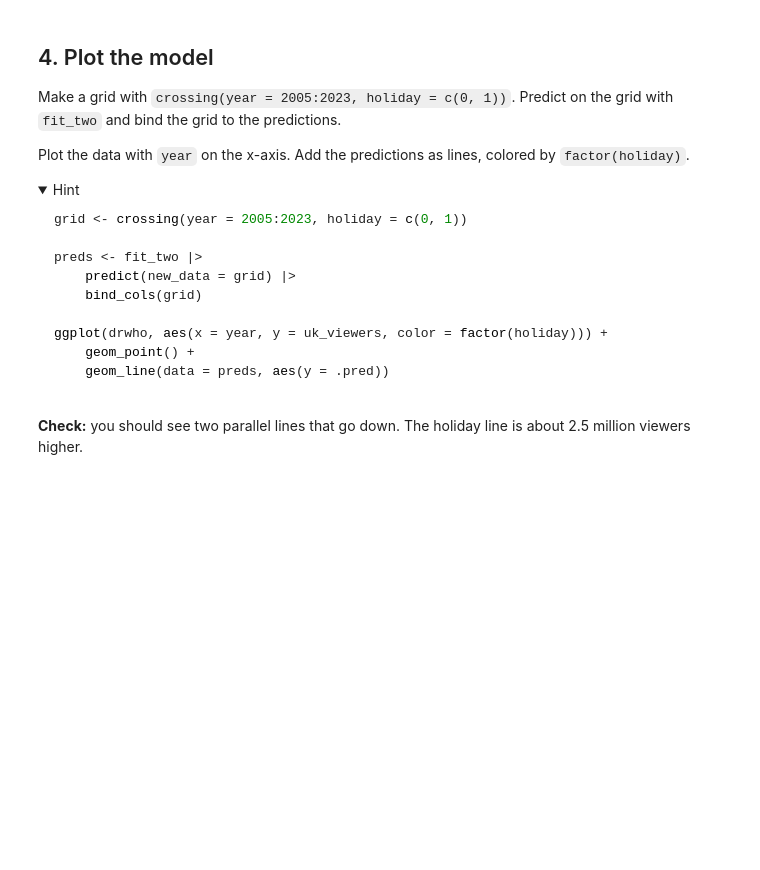
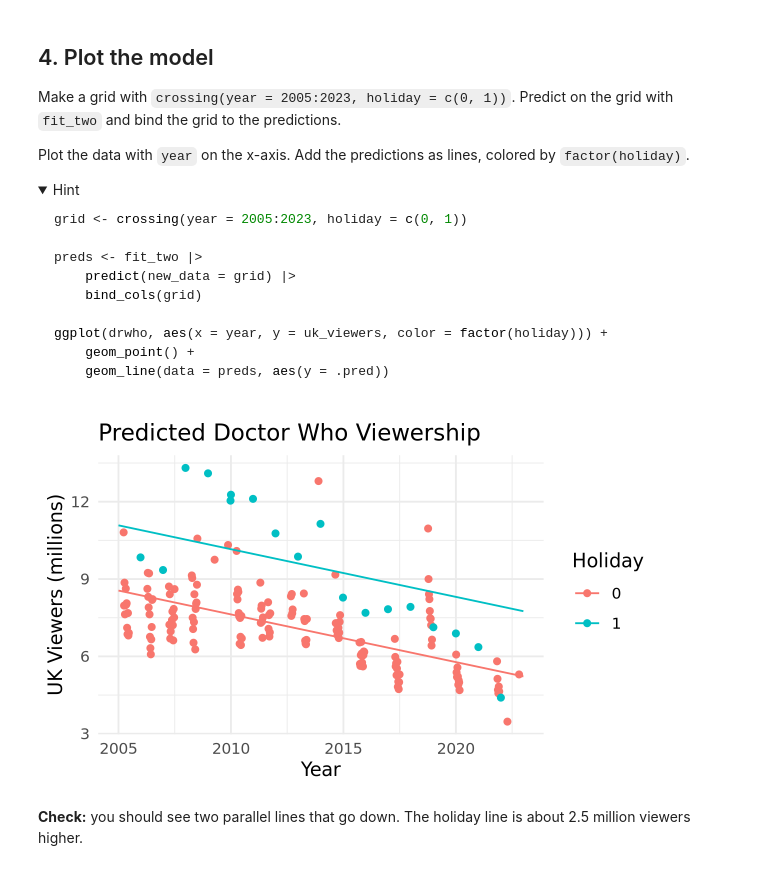
Before and after one commit to jan3zhao/codespace, a Jupyter notebook: exercises/12-drwho-exercise.ipynb, the cells around one changed output. Saved outputs shown, nothing was run; the diff lists cells and outputs as text; code cells hidden in the pictures; folded sections open; blank space fills up the shorter version.

````diff
--- a/exercises/12-drwho-exercise.ipynb
+++ b/exercises/12-drwho-exercise.ipynb
@@ -93,3 +121,9 @@ tidy(fit_two). Run the cell. Use tidymodels only. Do not change any other cells.
 ```
 # %% [markdown]
 **Your assistant puts its code in the cell below and runs it.** Read the code. Does the formula have both `holiday` and `year`?
+# %%
+fit_two <- linear_reg() |>
+  set_engine("lm") |>
+  fit(uk_viewers ~ holiday + year, data = drwho)
+
+tidy(fit_two)
@@ -121,6 +160,35 @@ ggplot(drwho, aes(x = year, y = uk_viewers, color = factor(holiday))) +
 ```
 
 </details>
+# %%
+grid <- crossing(
+  year = 2005:2023,
+  holiday = c(0, 1)
+)
+
+predictions <- predict(fit_two, new_data = grid) |>
+  bind_cols(grid)
+
+ggplot() +
+  geom_point(
+    data = drwho,
+    aes(x = year, y = uk_viewers,
+        color = factor(holiday))
+  ) +
+  geom_line(
+    data = predictions,
+    aes(x = year, y = .pred,
+        color = factor(holiday))
+  ) +
+  labs(
+    x = "Year",
+    y = "UK Viewers (millions)",
+    color = "Holiday",
+    title = "Predicted Doctor Who Viewership"
+  ) +
+  theme_minimal()
+# %% [output]
+[figure, added]
 # %% [markdown]
 **Check:** you should see two parallel lines that go down. The holiday line is about 2.5 million viewers higher.
 # %% [markdown]
````
Also changed, not shown: parts of 5 cells of this notebook.
